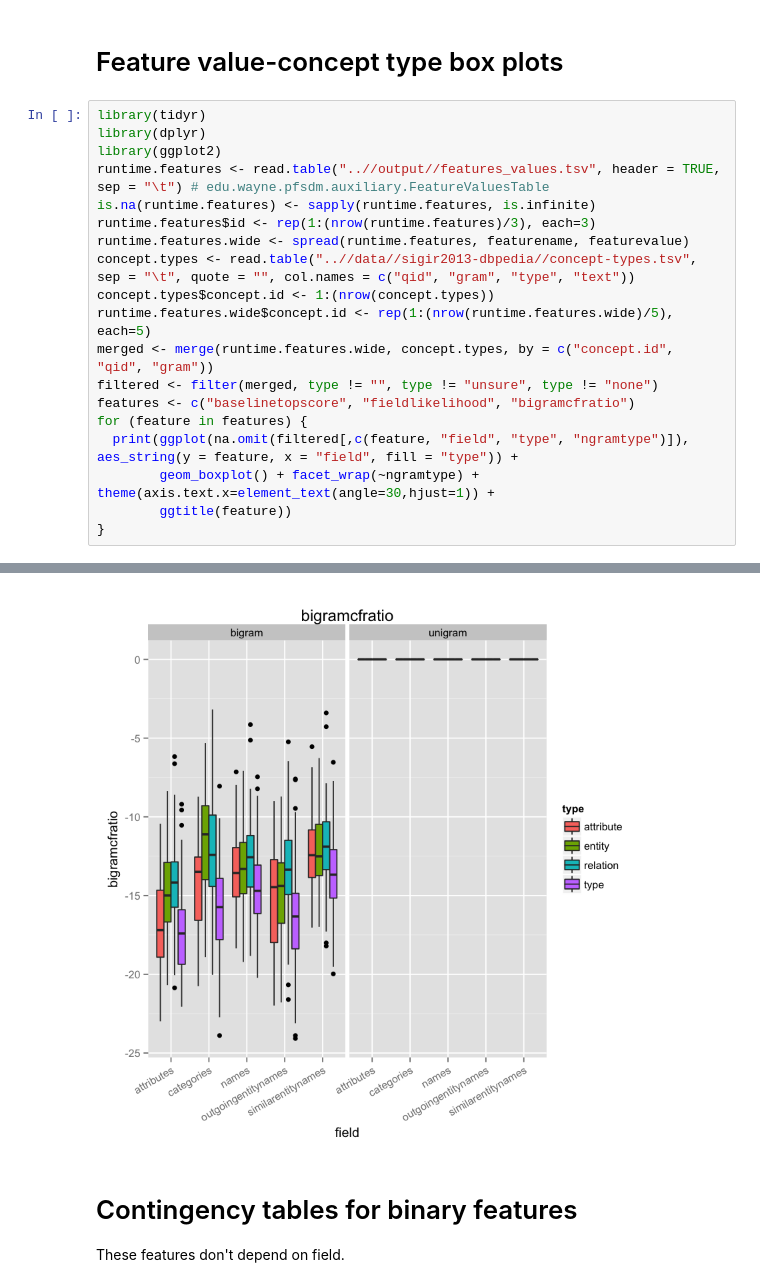
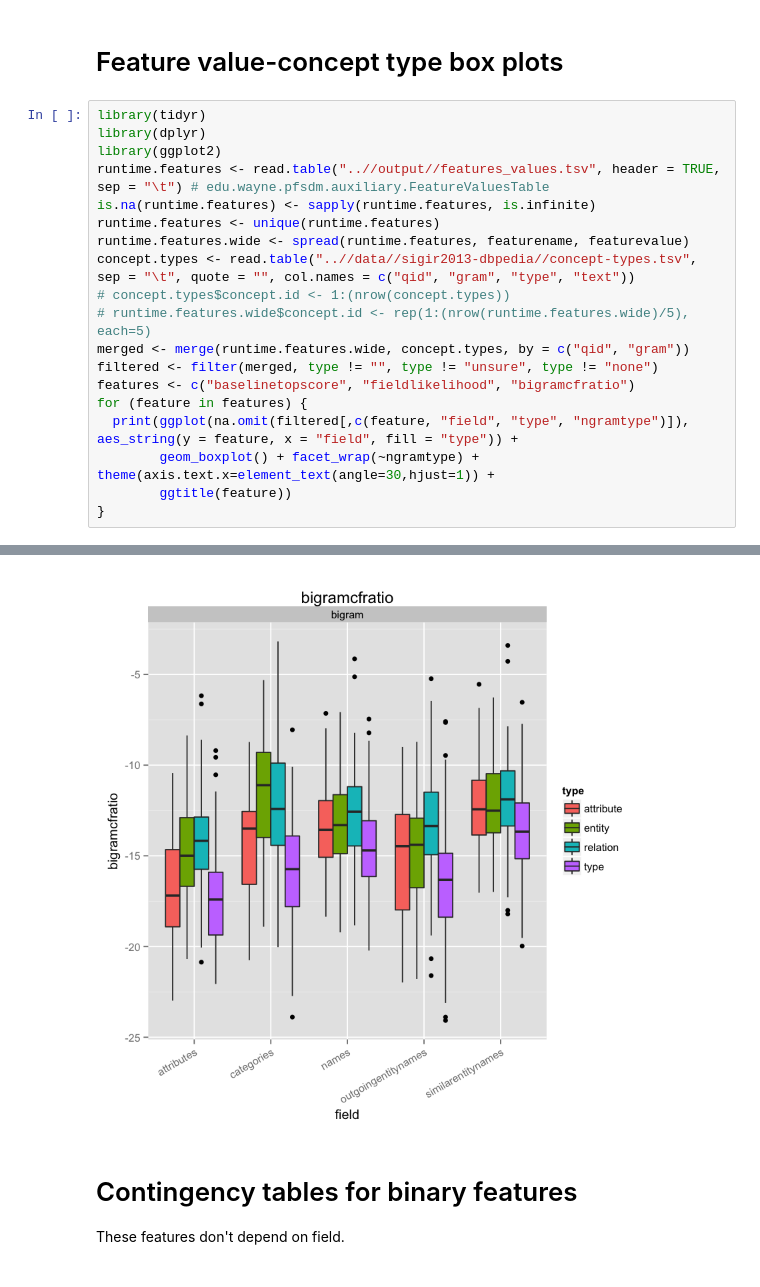
Before and after one commit to teanalab/pfsdm, a Jupyter notebook: reports/report-1.ipynb, the cells around one changed output, grey strips where cells are left out. Saved outputs shown, nothing was run; the diff lists cells and outputs as text.

```diff
--- a/reports/report-1.ipynb
+++ b/reports/report-1.ipynb
@@ -9,12 +9,12 @@ library(dplyr)
 library(ggplot2)
 runtime.features <- read.table("..//output//features_values.tsv", header = TRUE, sep = "\t") # edu.wayne.pfsdm.auxiliary.FeatureValuesTable
 is.na(runtime.features) <- sapply(runtime.features, is.infinite)
-runtime.features$id <- rep(1:(nrow(runtime.features)/3), each=3)
+runtime.features <- unique(runtime.features)
 runtime.features.wide <- spread(runtime.features, featurename, featurevalue)
 concept.types <- read.table("..//data//sigir2013-dbpedia//concept-types.tsv", sep = "\t", quote = "", col.names = c("qid", "gram", "type", "text"))
-concept.types$concept.id <- 1:(nrow(concept.types))
-runtime.features.wide$concept.id <- rep(1:(nrow(runtime.features.wide)/5), each=5)
-merged <- merge(runtime.features.wide, concept.types, by = c("concept.id", "qid", "gram"))
+# concept.types$concept.id <- 1:(nrow(concept.types))
+# runtime.features.wide$concept.id <- rep(1:(nrow(runtime.features.wide)/5), each=5)
+merged <- merge(runtime.features.wide, concept.types, by = c("qid", "gram"))
 filtered <- filter(merged, type != "", type != "unsure", type != "none")
 features <- c("baselinetopscore", "fieldlikelihood", "bigramcfratio")
 for (feature in features) {
@@ -28,4 +28,4 @@ for (feature in features) {
-[figure, old version]
+[figure, new version]
 # %% [markdown]
 # Contingency tables for binary features
 These features don't depend on field.
```
Also changed, not shown: parts of 1 cell of this notebook, 3 other files.
